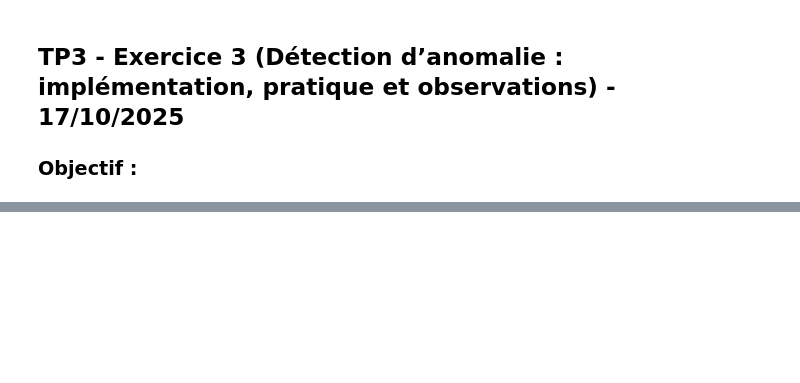
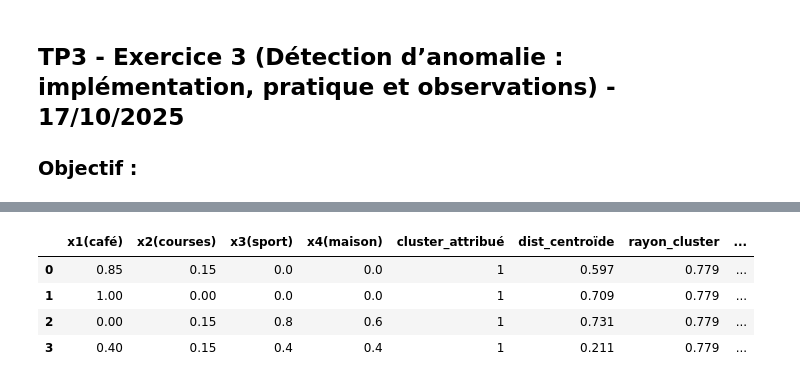
Before and after one commit to ayetayadi/TP-Machine-Learning, a Jupyter notebook: TP3_KMeans_part2.ipynb, the cells around one changed output, grey strips where cells are left out. Saved outputs shown, nothing was run; the diff lists cells and outputs as text; code cells hidden in the pictures; blank space fills up the shorter version.

```diff
--- a/TP3_KMeans_part2.ipynb
+++ b/TP3_KMeans_part2.ipynb
@@ -48,0 +377,73 @@ centroids_df
+# %%
+import numpy as np
+import pandas as pd
+from sklearn.cluster import KMeans
+
+# ====== 1️⃣ Base initiale (6 personnes) ======
+X_train = np.array([
+    [1.0, 0.0, 0.0, 0.3],
+    [0.3, 0.3, 0.75, 0.0],
+    [0.0, 1.0, 0.0, 0.3],
+    [0.75, 0.3, 0.0, 0.3],
+    [0.0, 1.0, 0.0, 0.3],
+    [0.0, 0.0, 1.0, 0.3]
+])
+
+# ====== 2️⃣ Nouvelles personnes ======
+X_new = np.array([
+    [0.85, 0.15, 0.00, 0.00],
+    [1.00, 0.00, 0.00, 0.00],
+    [0.00, 0.15, 0.80, 0.60],
+    [0.40, 0.15, 0.40, 0.40]
+])
+
+# ====== 3️⃣ Appliquer K-Means sur la base initiale ======
+kmeans = KMeans(n_clusters=2, random_state=0, n_init=10)
+kmeans.fit(X_train)
+
+centers = kmeans.cluster_centers_
+labels = kmeans.labels_
+
+# ====== 4️⃣ Calcul des rayons intra-cluster ======
+def euclid(a, b):
+    return np.sqrt(np.sum((a - b) ** 2))
+
+radii = []
+for k in range(2):
+    cluster_points = X_train[labels == k]
+    distances = [euclid(x, centers[k]) for x in cluster_points]
+    rayon_k = np.max(distances)
+    radii.append(rayon_k)
+
+print("Centroïdes des clusters :\n", centers)
+print("\nRayons des clusters :", radii)
+
+# ====== 5️⃣ Évaluation des nouvelles personnes (euclid seulement) ======
+rows = []
+for x in X_new:
+    # Distance euclidienne au centroïde le plus proche
+    dists = [euclid(x, c) for c in centers]
+    k = int(np.argmin(dists))
+    d_to_center = dists[k]
+    within_radius = d_to_center <= radii[k]
+
+    # Décision finale basée uniquement sur le rayon
+    accepted = within_radius
+
+    rows.append({
+        "x1(café)": x[0],
+        "x2(courses)": x[1],
+        "x3(sport)": x[2],
+        "x4(maison)": x[3],
+        "cluster_attribué": k + 1,
+        "dist_centroïde": round(d_to_center, 3),
+        "rayon_cluster": round(radii[k], 3),
+        "within_radius": within_radius,
+        "ACCEPTE": accepted
+    })
+
+# ====== 6️⃣ Résultat final ======
+df_result = pd.DataFrame(rows)
+print("\nRésultats finaux :")
+df_result
+# %% [output]
@@ -48,0 +457,5 @@ centroids_df
+|  | x1(café) | x2(courses) | x3(sport) | x4(maison) | cluster_attribué | dist_centroïde | rayon_cluster | ... |
+| 0 | 0.85 | 0.15 | 0.0 | 0.0 | 1 | 0.597 | 0.779 | ... |
+| 1 | 1.00 | 0.00 | 0.0 | 0.0 | 1 | 0.709 | 0.779 | ... |
+| 2 | 0.00 | 0.15 | 0.8 | 0.6 | 1 | 0.731 | 0.779 | ... |
+| 3 | 0.40 | 0.15 | 0.4 | 0.4 | 1 | 0.211 | 0.779 | ... |
```
Also changed, not shown: parts of 18 cells of this notebook.
